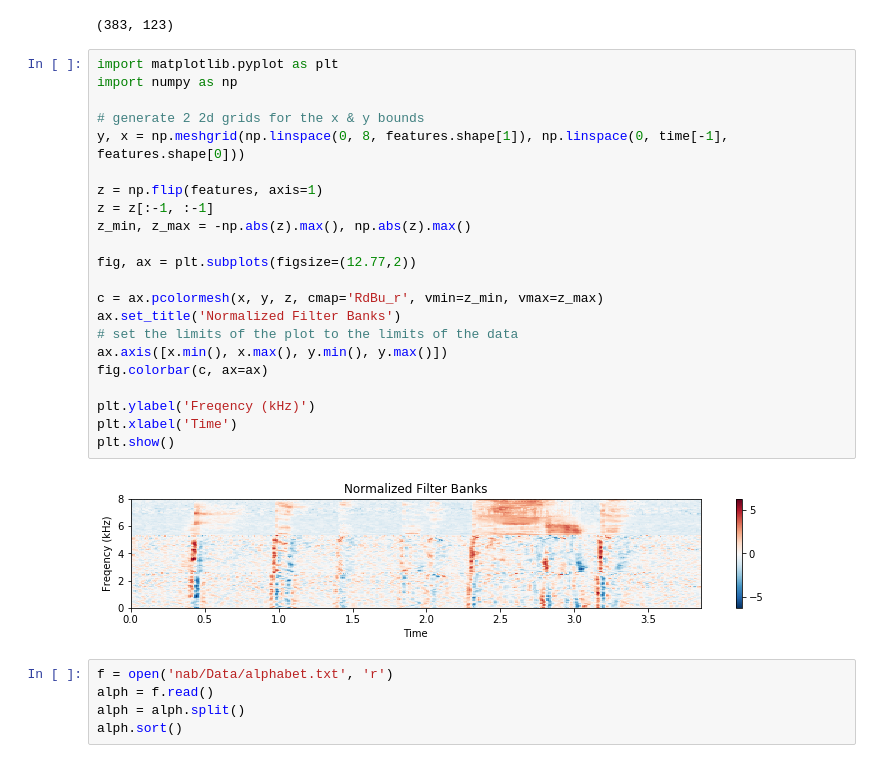
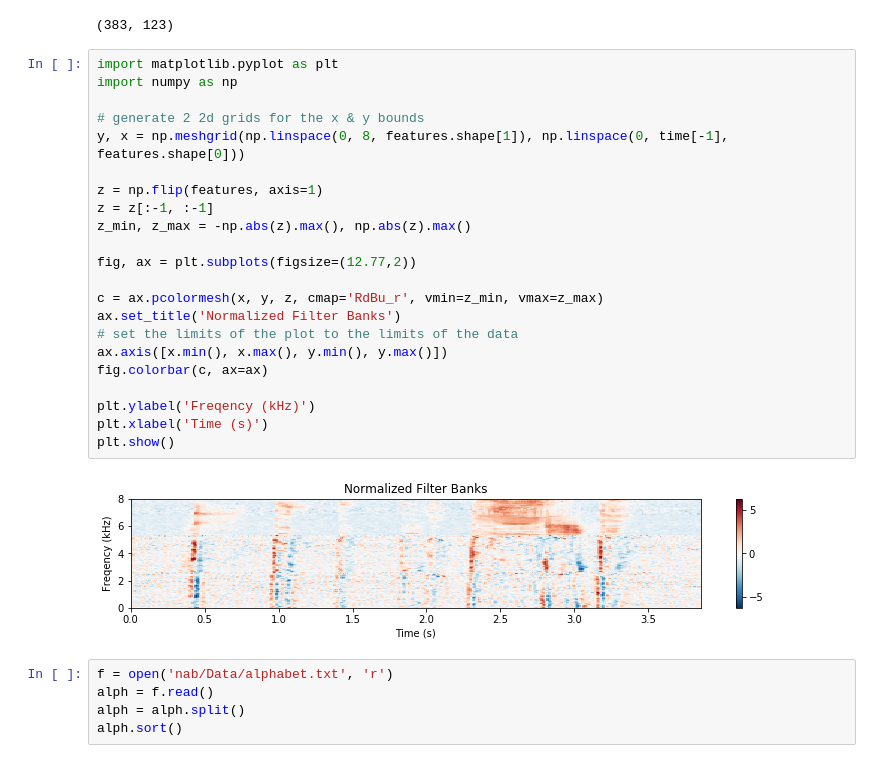
Before and after one commit to jtcampbellsoup/SR-dysarthria, a Jupyter notebook: FeatureViz.ipynb, the cells around one changed output. Cells and saved outputs as stored; diff of their text form.

```diff
--- a/FeatureViz.ipynb
+++ b/FeatureViz.ipynb
@@ -30,27 +32,27 @@ features.shape
 # %%
 import matplotlib.pyplot as plt
 import numpy as np
 
 # generate 2 2d grids for the x & y bounds
 y, x = np.meshgrid(np.linspace(0, 8, features.shape[1]), np.linspace(0, time[-1], features.shape[0]))
 
 z = np.flip(features, axis=1)
 z = z[:-1, :-1]
 z_min, z_max = -np.abs(z).max(), np.abs(z).max()
 
 fig, ax = plt.subplots(figsize=(12.77,2))
 
 c = ax.pcolormesh(x, y, z, cmap='RdBu_r', vmin=z_min, vmax=z_max)
 ax.set_title('Normalized Filter Banks')
 # set the limits of the plot to the limits of the data
 ax.axis([x.min(), x.max(), y.min(), y.max()])
 fig.colorbar(c, ax=ax)
 
 plt.ylabel('Freqency (kHz)')
-plt.xlabel('Time')
+plt.xlabel('Time (s)')
 plt.show()
 # %% [output]
-[figure, old version]
+[figure, new version]
 # %%
 f = open('nab/Data/alphabet.txt', 'r')
 alph = f.read()
```
Also changed, not shown: parts of 1 cell of this notebook, 15 other files.
